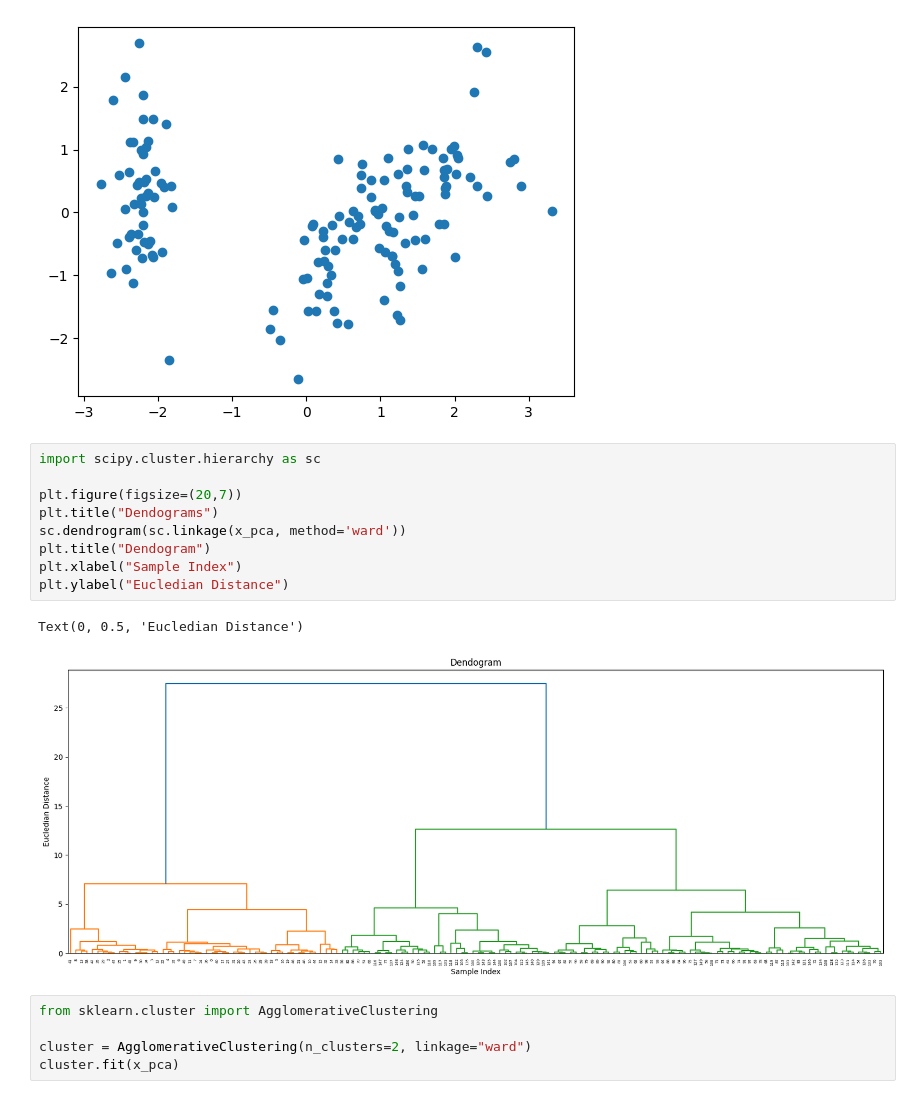
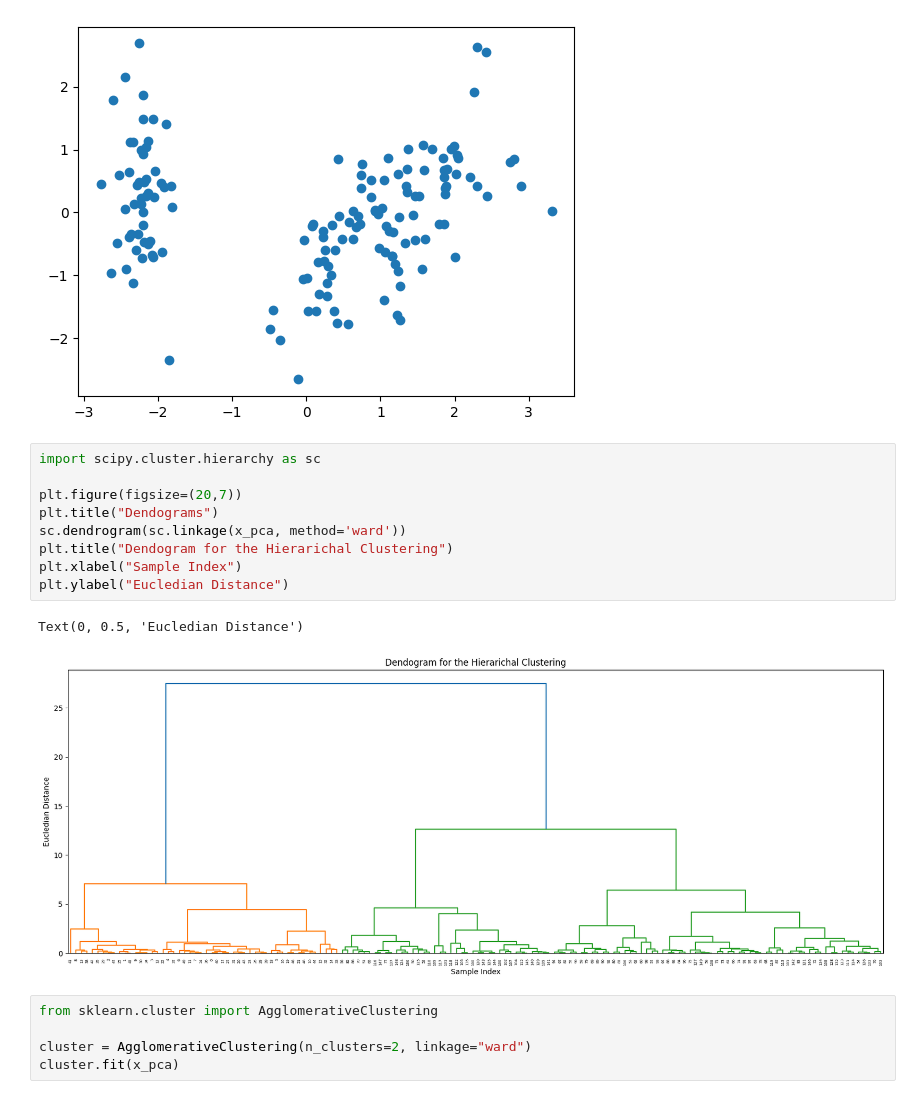
Before and after one commit to AryanReddyRP/Unsupervised_Learning, a Jupyter notebook: unsupervised_learning.ipynb, the cells around one changed output. Drawn from its saved outputs; the diff is of its cells as text.

```diff
--- a/unsupervised_learning.ipynb
+++ b/unsupervised_learning.ipynb
@@ -486,15 +487,15 @@ plt.show()
 # %%
 import scipy.cluster.hierarchy as sc
 
 plt.figure(figsize=(20,7))
 plt.title("Dendograms")
 sc.dendrogram(sc.linkage(x_pca, method='ward'))
-plt.title("Dendogram")
+plt.title("Dendogram for the Hierarichal Clustering")
 plt.xlabel("Sample Index")
 plt.ylabel("Eucledian Distance")
 # %% [output]
 Text(0, 0.5, 'Eucledian Distance')
-[figure, old version]
+[figure, new version]
 # %%
 from sklearn.cluster import AgglomerativeClustering
 
```
Also changed, not shown: parts of 8 cells of this notebook.
